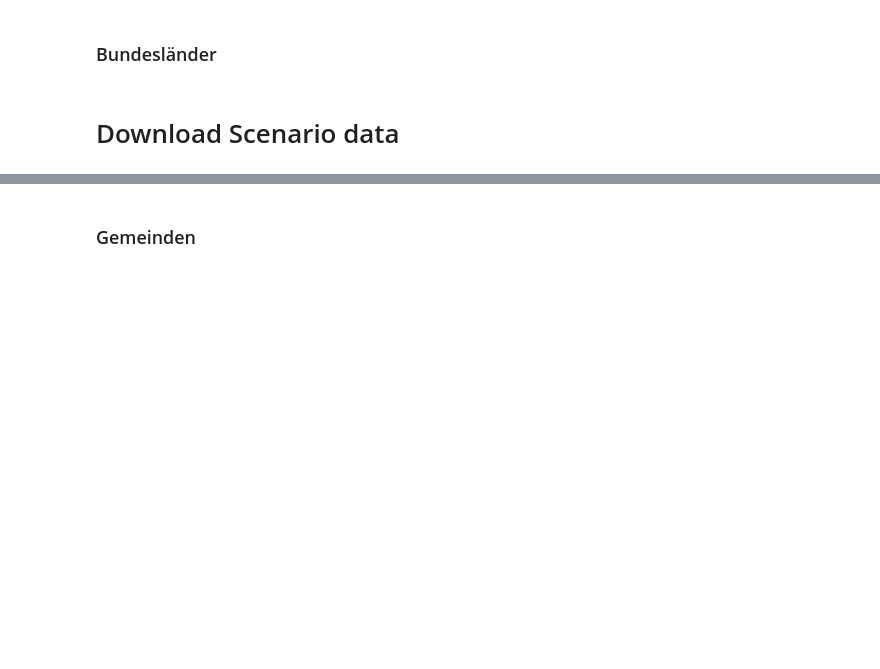
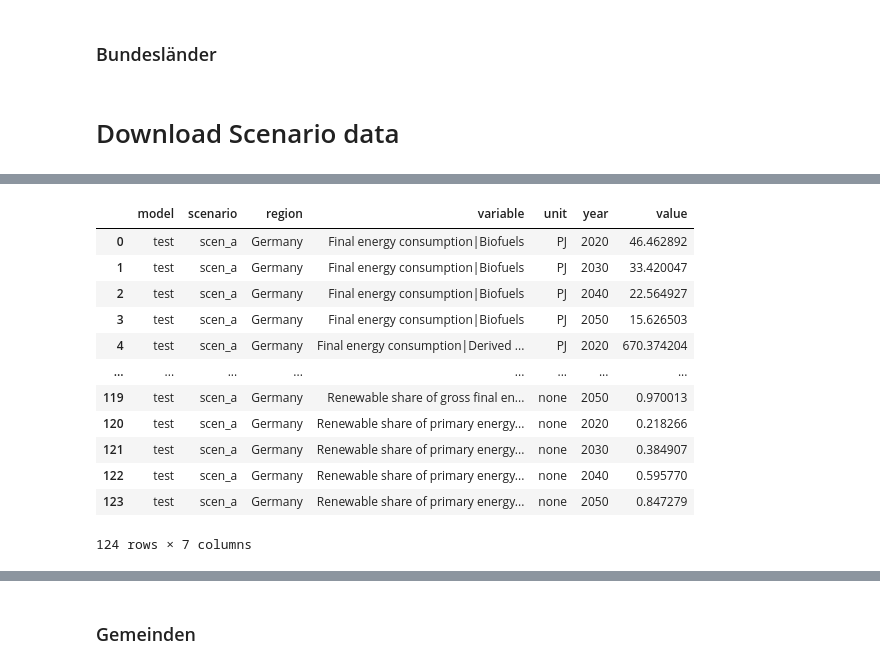
Before and after one commit to rl-institut/oep-pyam, a Jupyter notebook: OEP-oedialect_pyam.ipynb, the cells around one changed output, grey strips where cells are left out. Drawn from its saved outputs; the diff is of its cells as text; code cells hidden in the pictures; blank space fills up the shorter version.

```diff
--- a/OEP-oedialect_pyam.ipynb
+++ b/OEP-oedialect_pyam.ipynb
@@ -103,0 +148,16 @@ df_lan.head()
+# %%
+df.data
+# %% [output]
+|  | model | scenario | region | variable | unit | year | value |
+| 0 | test | scen_a | Germany | Final energy consumption|Biofuels | PJ | 2020 | 46.462892 |
+| 1 | test | scen_a | Germany | Final energy consumption|Biofuels | PJ | 2030 | 33.420047 |
+| 2 | test | scen_a | Germany | Final energy consumption|Biofuels | PJ | 2040 | 22.564927 |
+| 3 | test | scen_a | Germany | Final energy consumption|Biofuels | PJ | 2050 | 15.626503 |
+| 4 | test | scen_a | Germany | Final energy consumption|Derived ... | PJ | 2020 | 670.374204 |
+| ... | ... | ... | ... | ... | ... | ... | ... |
+| 119 | test | scen_a | Germany | Renewable share of gross final en... | none | 2050 | 0.970013 |
+| 120 | test | scen_a | Germany | Renewable share of primary energy... | none | 2020 | 0.218266 |
+| 121 | test | scen_a | Germany | Renewable share of primary energy... | none | 2030 | 0.384907 |
+| 122 | test | scen_a | Germany | Renewable share of primary energy... | none | 2040 | 0.595770 |
+| 123 | test | scen_a | Germany | Renewable share of primary energy... | none | 2050 | 0.847279 |
+124 rows × 7 columns
```
Also changed, not shown: parts of 10 cells of this notebook.
